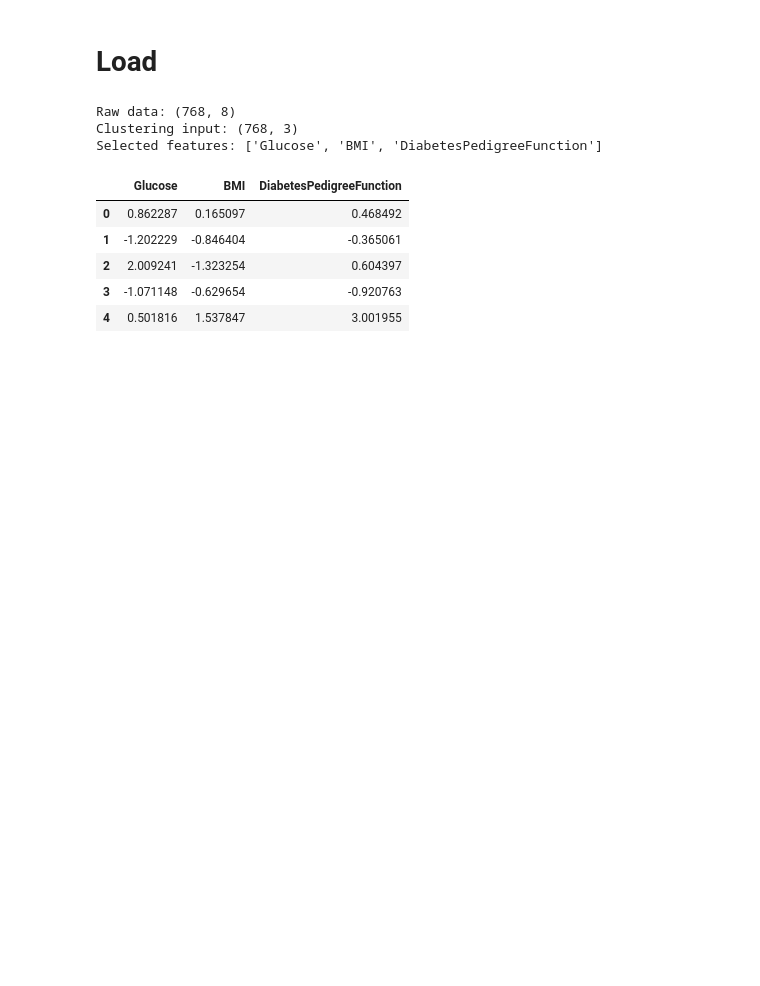
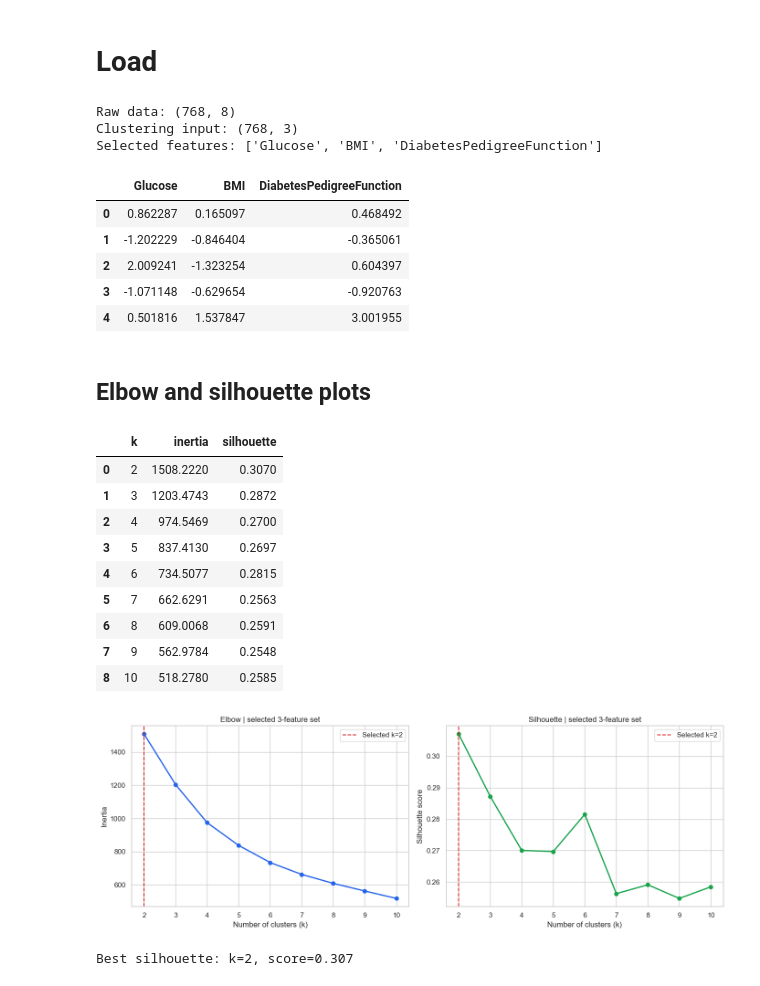
Before and after one commit to hamzalafsioui/DiaSense, a Jupyter notebook: notebooks/03_clustering.ipynb, the cells around one changed output. Saved outputs shown, nothing was run; the diff lists cells and outputs as text; code cells hidden in the pictures; blank space fills up the shorter version.

Commit message:
Elbow & silhouette

```diff
--- a/notebooks/03_clustering.ipynb
+++ b/notebooks/03_clustering.ipynb
@@ -71,3 +71,76 @@ Selected features: ['Glucose', 'BMI', 'DiabetesPedigreeFunction']
 | 2 | 2.009241 | -1.323254 | 0.604397 |
 | 3 | -1.071148 | -0.629654 | -0.920763 |
 | 4 | 0.501816 | 1.537847 | 3.001955 |
+# %% [markdown]
+## Elbow and silhouette plots
+# %%
+k_results = evaluate_k(X_cluster, k_values=K_RANGE)
+
+display(k_results.round(4))
+
+fig, axes = plt.subplots(1, 2, figsize=(14, 5))
+
+axes[0].plot(
+    k_results["k"],
+    k_results["inertia"],
+    marker="o",
+    linewidth=2,
+    color="#2563eb",
+)
+axes[0].axvline(
+    KMEANS_K,
+    color="#dc2626",
+    linestyle="--",
+    label=f"Selected k={KMEANS_K}",
+)
+axes[0].set_title("Elbow | selected 3-feature set")
+axes[0].set_xlabel("Number of clusters (k)")
+axes[0].set_ylabel("Inertia")
+axes[0].set_xticks(k_results["k"])
+axes[0].legend()
+
+axes[1].plot(
+    k_results["k"],
+    k_results["silhouette"],
+    marker="o",
+    linewidth=2,
+    color="#16a34a",
+)
+axes[1].axvline(
+    KMEANS_K,
+    color="#dc2626",
+    linestyle="--",
+    label=f"Selected k={KMEANS_K}",
+)
+axes[1].set_title("Silhouette | selected 3-feature set")
+axes[1].set_xlabel("Number of clusters (k)")
+axes[1].set_ylabel("Silhouette score")
+axes[1].set_xticks(k_results["k"])
+axes[1].legend()
+
+plt.tight_layout()
+plt.savefig(
+    FIGURES_DIR / "clustering_elbow_silhouette.png",
+    dpi=150,
+    bbox_inches="tight",
+)
+plt.show()
+
+best_row = k_results.loc[k_results["silhouette"].idxmax()]
+print(
+    f"Best silhouette: k={int(best_row['k'])}, "
+    f"score={best_row['silhouette']:.3f}"
+)
+# %% [output]
+|  | k | inertia | silhouette |
+| 0 | 2 | 1508.2220 | 0.3070 |
+| 1 | 3 | 1203.4743 | 0.2872 |
+| 2 | 4 | 974.5469 | 0.2700 |
+| 3 | 5 | 837.4130 | 0.2697 |
+| 4 | 6 | 734.5077 | 0.2815 |
+| 5 | 7 | 662.6291 | 0.2563 |
+| 6 | 8 | 609.0068 | 0.2591 |
+| 7 | 9 | 562.9784 | 0.2548 |
+| 8 | 10 | 518.2780 | 0.2585 |
+[figure, added]
+Best silhouette: k=2, score=0.307
```
